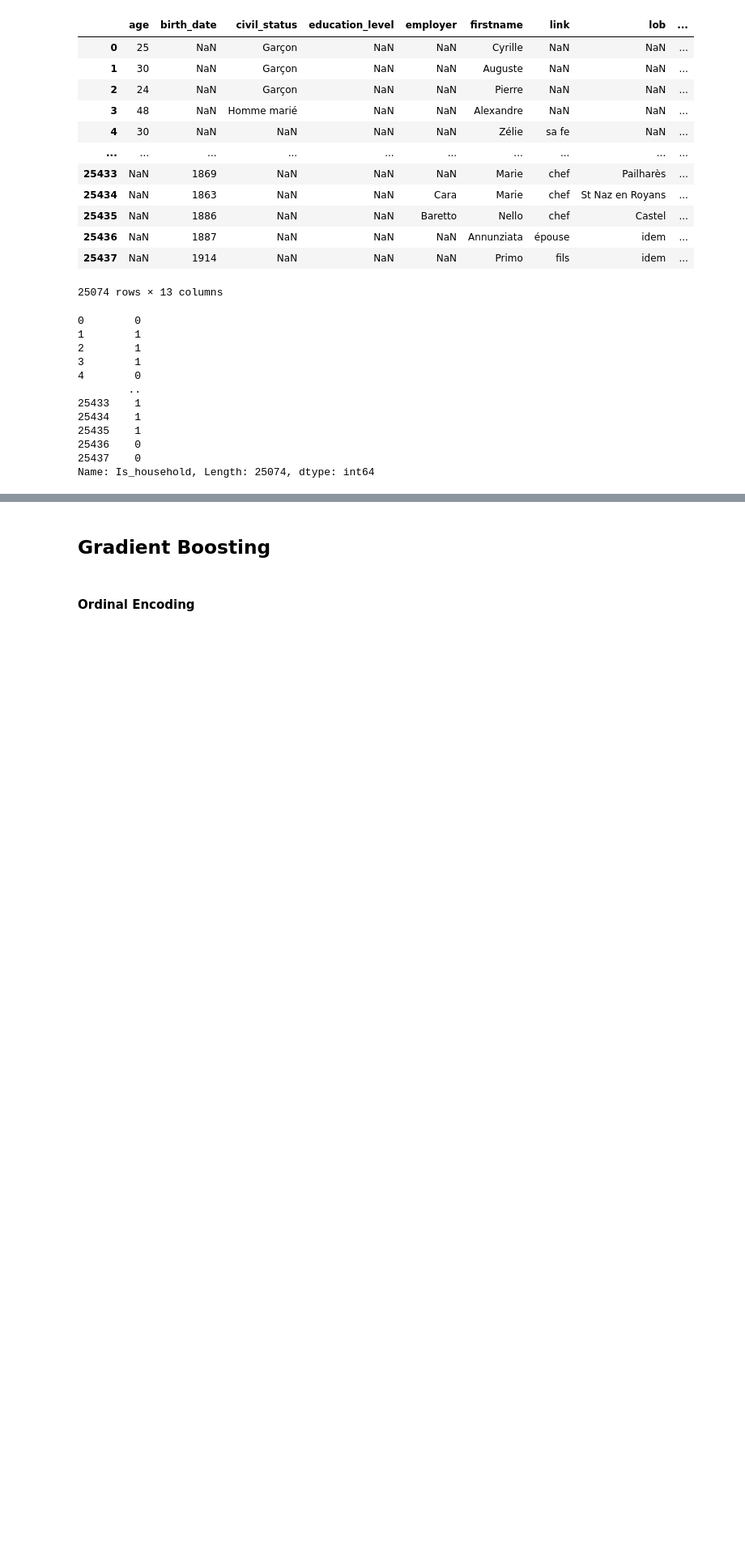
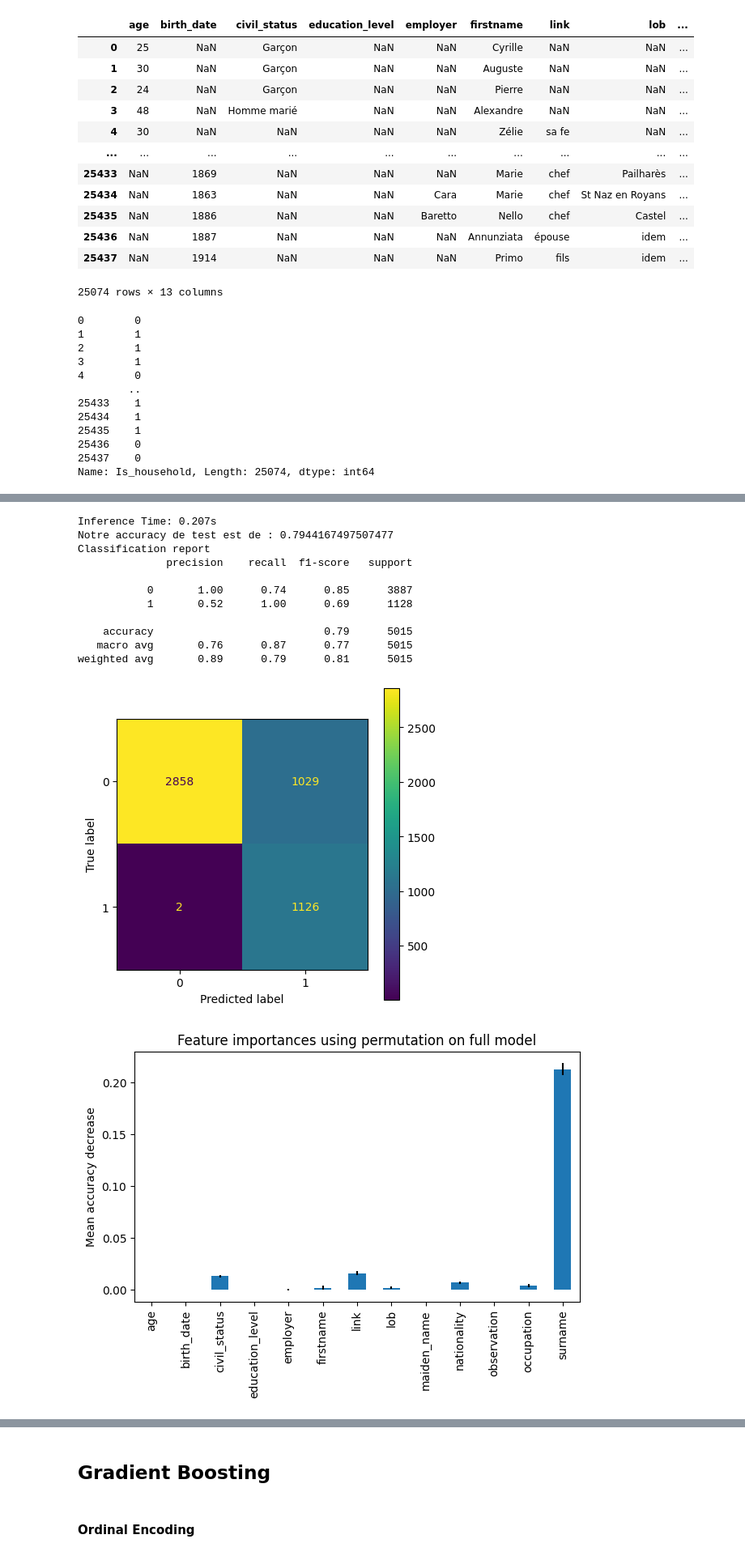
Before and after one commit to AntoineTSP/NLP_ENSAE_Project, a Jupyter notebook: notebooks/Prediction.ipynb, the cells around one changed output, grey strips where cells are left out. Shown at 81% size. Saved outputs shown, nothing was run; the diff lists cells and outputs as text; code cells hidden in the pictures; blank space fills up the shorter version.

```diff
--- a/notebooks/Prediction.ipynb
+++ b/notebooks/Prediction.ipynb
@@ -86,0 +197,13 @@ Name: Is_household, Length: 25074, dtype: int64
+# %%
+clf = Pipeline(
+    steps=[
+        ("encoder", string_transformer),
+        ("transformer", numeric_transformer),
+        ("classifier", BalancedRandomForestClassifier(random_state=42)),
+    ]
+)
+start = time.time()
+clf.fit(X_train_enc, y_train_enc)
+stop = time.time()
+print(f"Training time: {round(stop - start,3)}s")
+clf
@@ -86,0 +230,16 @@ Name: Is_household, Length: 25074, dtype: int64
+# %%
+get_report(clf, X_train_enc, X_test_enc, y_train_enc, y_test_enc, description_features_string, description_features_num, target_features)
+# %% [output]
+Inference Time: 0.207s
+Notre accuracy de test est de : 0.7944167497507477
+Classification report
+              precision    recall  f1-score   support
+
+           0       1.00      0.74      0.85      3887
+           1       0.52      1.00      0.69      1128
+
+    accuracy                           0.79      5015
+   macro avg       0.76      0.87      0.77      5015
+weighted avg       0.89      0.79      0.81      5015
+[figure, added]
+[figure, added]
```
Also changed, not shown: parts of 23 cells of this notebook, 3 other files.
